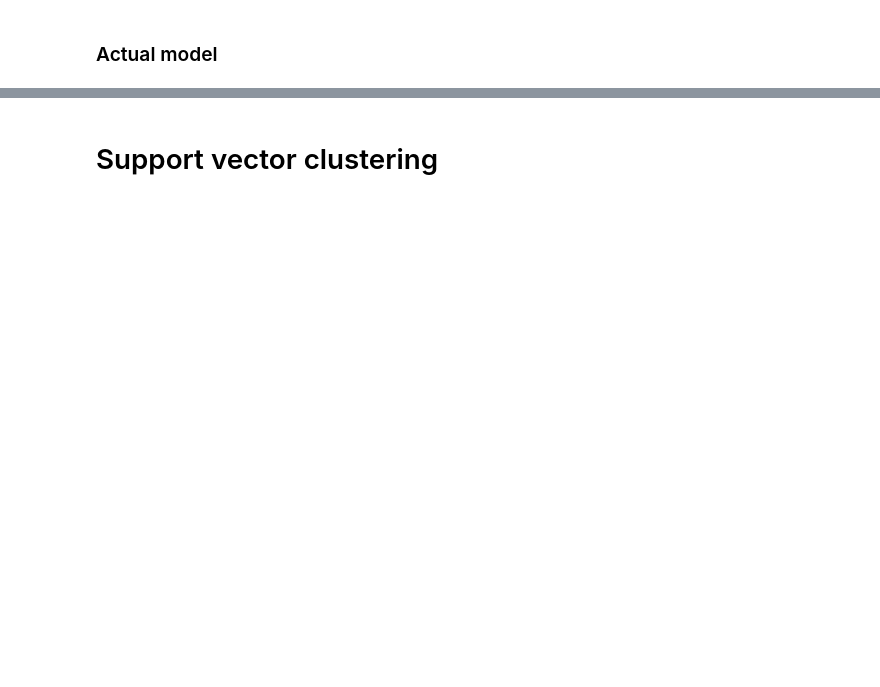
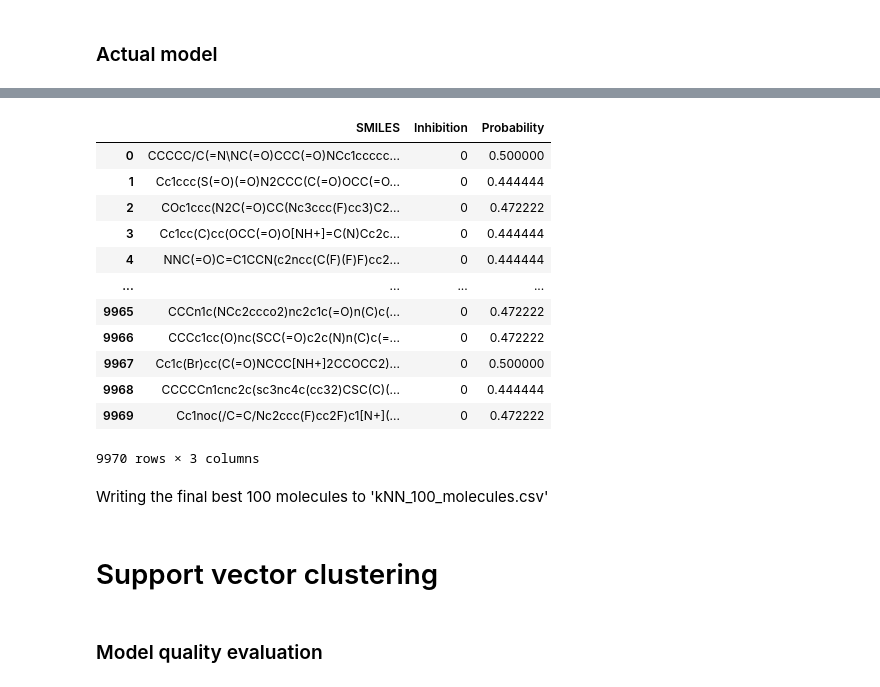
Before and after one commit to KoenvOosterhout/Project-advanced-programming, a Jupyter notebook: kNN and SVC.ipynb, the cells around one changed output, grey strips where cells are left out. Saved outputs shown, nothing was run; the diff lists cells and outputs as text; code cells hidden in the pictures; blank space fills up the shorter version.

```diff
--- a/kNN and SVC.ipynb
+++ b/kNN and SVC.ipynb
@@ -247,0 +290,4 @@ y = original_df_test['ALDH1_inhibition']
+# %%
+# Performing PCA on the dataset according to the PCA on the training set
+pca_untested = pca.transform(output_selected_features)
+pca_untested = pd.DataFrame(pca_untested)
@@ -387,0 +422,7 @@ output = knn.predict(test_molecules)
+# %%
+# Fitting the model according to the same parameters as before
+X_train, X_test, y_train, y_test = train_test_split(X, y, train_size = 0.8, random_state=32)
+knn = KNeighborsClassifier(n_neighbors=36)
+## Fit the model on the training data.
+knn.fit(X_train, y_train)
+X_train.head()
@@ -387,0 +436,24 @@ output = knn.predict(test_molecules)
+# %%
+# Calculating the classification and certainty
+output = knn.predict(pca_untested)
+output_certainty = knn.predict_proba(pca_untested)
+test_molecules['Inhibition'] = output
+output_certainty = np.delete(output_certainty,0,axis=1) # Only keeping probability for inh='1'
+test_molecules['Probability'] = output_certainty
+test_molecules.head(-30)
+# %% [output]
+|  | SMILES | Inhibition | Probability |
+| 0 | CCCCC/C(=N\NC(=O)CCC(=O)NCc1ccccc... | 0 | 0.500000 |
+| 1 | Cc1ccc(S(=O)(=O)N2CCC(C(=O)OCC(=O... | 0 | 0.444444 |
+| 2 | COc1ccc(N2C(=O)CC(Nc3ccc(F)cc3)C2... | 0 | 0.472222 |
+| 3 | Cc1cc(C)cc(OCC(=O)O[NH+]=C(N)Cc2c... | 0 | 0.444444 |
+| 4 | NNC(=O)C=C1CCN(c2ncc(C(F)(F)F)cc2... | 0 | 0.444444 |
+| ... | ... | ... | ... |
+| 9965 | CCCn1c(NCc2ccco2)nc2c1c(=O)n(C)c(... | 0 | 0.472222 |
+| 9966 | CCCc1cc(O)nc(SCC(=O)c2c(N)n(C)c(=... | 0 | 0.472222 |
+| 9967 | Cc1c(Br)cc(C(=O)NCCC[NH+]2CCOCC2)... | 0 | 0.500000 |
+| 9968 | CCCCCn1cnc2c(sc3nc4c(cc32)CSC(C)(... | 0 | 0.444444 |
+| 9969 | Cc1noc(/C=C/Nc2ccc(F)cc2F)c1[N+](... | 0 | 0.472222 |
+9970 rows × 3 columns
+# %% [markdown]
+Writing the final best 100 molecules to 'kNN_100_molecules.csv'
@@ -401,4 +477,6 @@ for i in range(1,100):
 
     cnf = confusion_matrix(y_test,predict)
     svc_conf.append(cnf)
+# %% [markdown]
+### Model quality evaluation
 # %%
```
Also changed, not shown: parts of 35 cells of this notebook.
